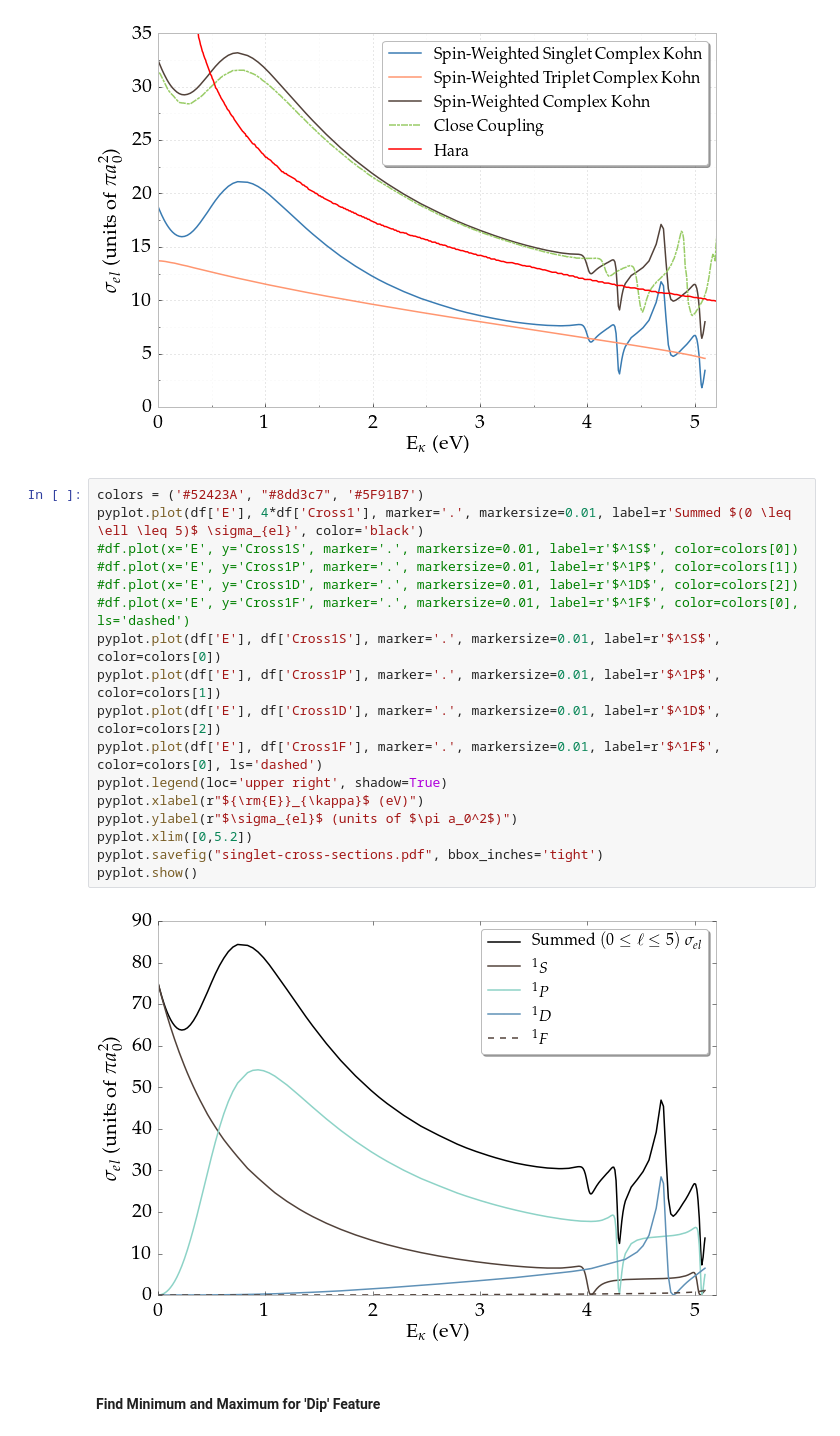
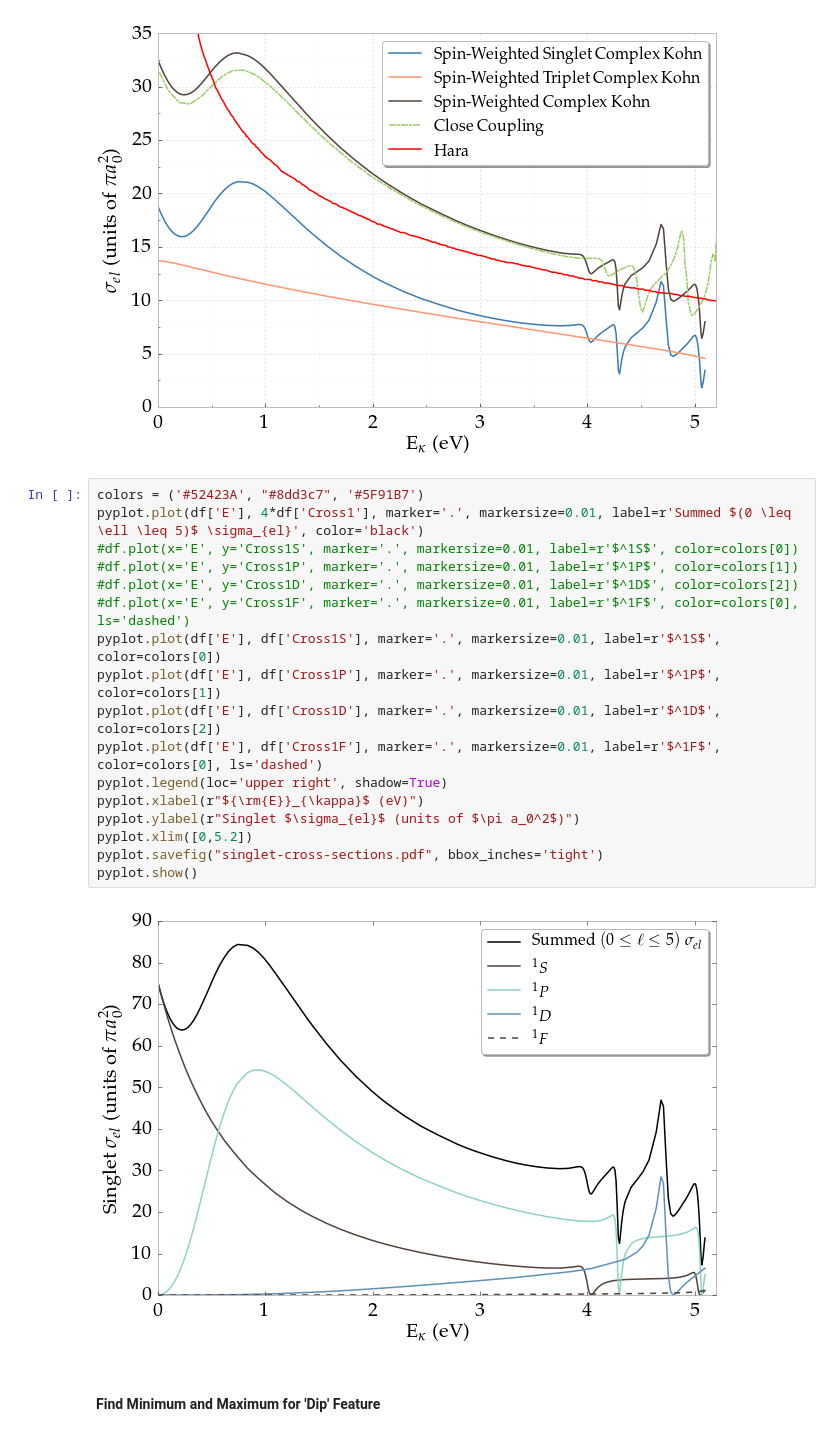
Before and after one commit to DentonW/Papers, a Jupyter notebook: PRA PsH/IPython/Paper Images.ipynb, the cells around one changed output. Saved outputs shown, nothing was run; the diff lists cells and outputs as text.

```diff
--- a/PRA PsH/IPython/Paper Images.ipynb
+++ b/PRA PsH/IPython/Paper Images.ipynb
@@ -319,22 +319,22 @@ pyplot.show()
 # %%
 colors = ('#52423A', "#8dd3c7", '#5F91B7')
 pyplot.plot(df['E'], 4*df['Cross1'], marker='.', markersize=0.01, label=r'Summed $(0 \leq \ell \leq 5)$ \sigma_{el}', color='black')
 #df.plot(x='E', y='Cross1S', marker='.', markersize=0.01, label=r'$^1S$', color=colors[0])
 #df.plot(x='E', y='Cross1P', marker='.', markersize=0.01, label=r'$^1P$', color=colors[1])
 #df.plot(x='E', y='Cross1D', marker='.', markersize=0.01, label=r'$^1D$', color=colors[2])
 #df.plot(x='E', y='Cross1F', marker='.', markersize=0.01, label=r'$^1F$', color=colors[0], ls='dashed')
 pyplot.plot(df['E'], df['Cross1S'], marker='.', markersize=0.01, label=r'$^1S$', color=colors[0])
 pyplot.plot(df['E'], df['Cross1P'], marker='.', markersize=0.01, label=r'$^1P$', color=colors[1])
 pyplot.plot(df['E'], df['Cross1D'], marker='.', markersize=0.01, label=r'$^1D$', color=colors[2])
 pyplot.plot(df['E'], df['Cross1F'], marker='.', markersize=0.01, label=r'$^1F$', color=colors[0], ls='dashed')
 pyplot.legend(loc='upper right', shadow=True)
 pyplot.xlabel(r"${\rm{E}}_{\kappa}$ (eV)")
-pyplot.ylabel(r"$\sigma_{el}$ (units of $\pi a_0^2$)")
+pyplot.ylabel(r"Singlet $\sigma_{el}$ (units of $\pi a_0^2$)")
 pyplot.xlim([0,5.2])
 pyplot.savefig("singlet-cross-sections.pdf", bbox_inches='tight')
 pyplot.show()
 # %% [output]
-[figure, old version]
+[figure, new version]
 # %% [markdown]
 #### Find Minimum and Maximum for 'Dip' Feature
 # %%
```
Also changed, not shown: parts of 28 cells of this notebook, 8 other files.
